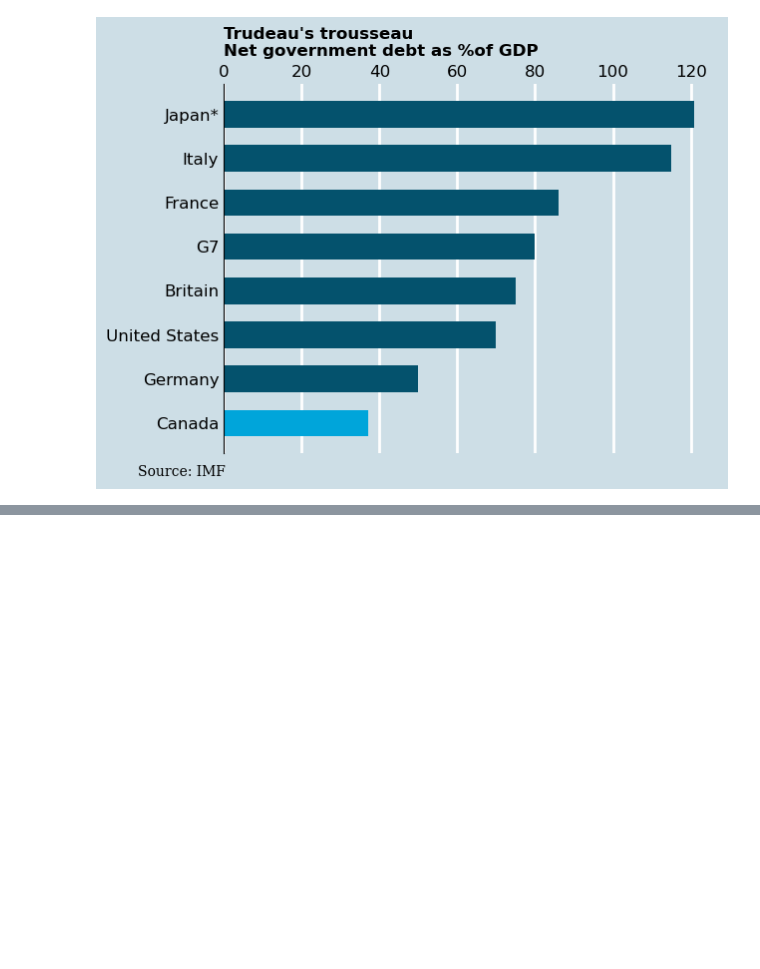
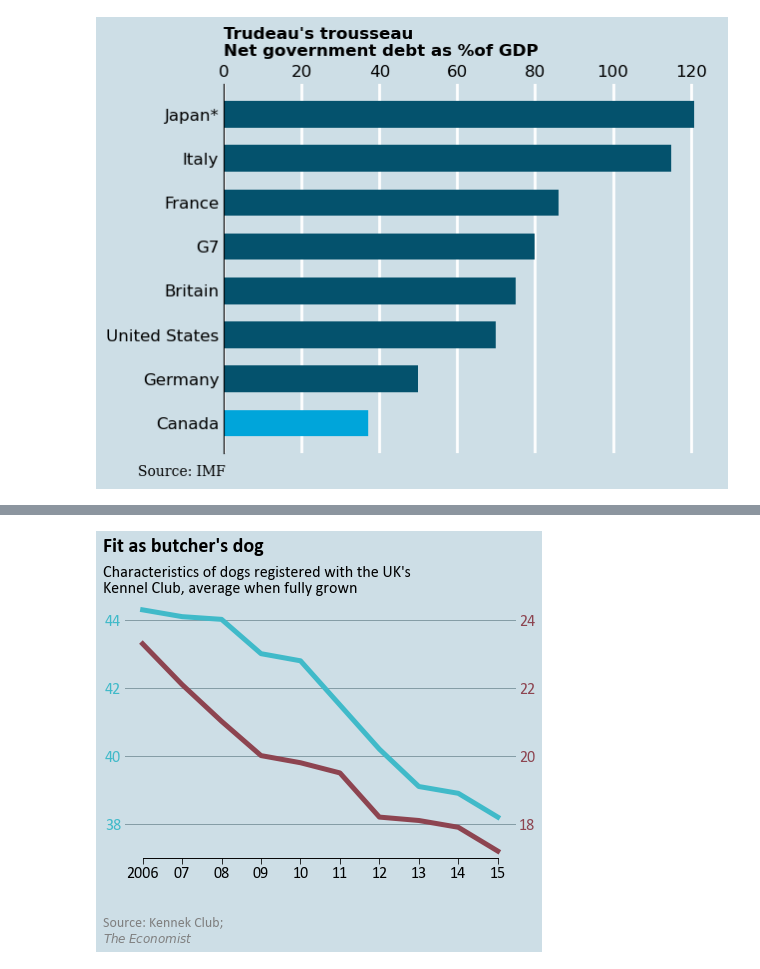
Before and after one commit to vzhyvov/Data-visualization, a Jupyter notebook: economist_styled_charts.ipynb, the cells around one changed output, grey strips where cells are left out. Saved outputs shown, nothing was run; the diff lists cells and outputs as text; code cells hidden in the pictures; blank space fills up the shorter version.

```diff
--- a/economist_styled_charts.ipynb
+++ b/economist_styled_charts.ipynb
@@ -60,0 +175,77 @@ plt.show()
+# %%
+import numpy as np
+import matplotlib.pyplot as plt
+import matplotlib.ticker as ticker
+fig, ax = plt.subplots(facecolor='#cddee6', figsize=(7,5))
+plt.rcParams['font.family'] = 'serif'
+plt.rcParams['font.serif'] = ['Calibri']
+
+#Background
+ax.set_facecolor('#cddee6')
+
+#грид линии
+plt.grid(axis='y', color='#859da6',linewidth=1)
+ax.set_axisbelow(True) #грид под графиком
+
+#axos label font size
+ax.tick_params(which='major', labelsize=16)
+
+
+t = [2006,2007,2008,2009,2010,2011,2012,2013,2014,2015]
+labels=['','2006','07','08','09','10','11','12','13','14','15']
+y1 = [44.3,44.1,44.02,43.01,42.8,41.5,40.2,39.1,38.9,38.2]
+y2 = [23.3,22.1,21.02,20.01,19.8,19.5,18.2,18.1,17.9,17.2]
+
+line1 = ax.plot(t, y1, color="#40bac9",linewidth=5)
+#инициализировать 2ю ось
+ax2 = ax.twinx()
+line2 = ax2.plot(t, y2, color="#8d4450",linewidth=5)
+
+#ось х labeles
+ax.set_xticklabels(labels)
+
+#изменить размер шрифта на вспомогательной оси
+for label in ax2.yaxis.get_majorticklabels():
+    label.set_fontsize(16)
+    label.set_color('#8d4450')
+
+#цвет левой оси y
+for label in ax.yaxis.get_majorticklabels():
+    label.set_color('#40bac9')
+
+#ось х подрезаны концы
+ax.spines['bottom'].set_bounds(min(t), max(t))
+ax2.spines['bottom'].set_bounds(min(t), max(t))
+
+#ось y установить диапазон
+ax.set_ylim([37, 45])
+ax2.set_ylim(17, 25)
+ax2.xaxis.set_major_locator(ticker.MultipleLocator(base=1))
+
+# Remove axis lines.
+ax.spines['top'].set_visible(False)
+ax2.spines['top'].set_visible(False)
+ax.spines['left'].set_visible(False)
+ax2.spines['left'].set_visible(False)
+ax.spines['right'].set_visible(False)
+ax2.spines['right'].set_visible(False)
+
+#черточки на осях
+ax.tick_params(axis='y',length=0)
+ax.tick_params(axis='x',direction='out',length=6)
+ax.yaxis.set_major_locator(ticker.MultipleLocator(base=2))
+ax2.tick_params(axis='y',direction='out',length=0)
+ax2.yaxis.set_major_locator(ticker.MultipleLocator(base=2))
+
+
+#text
+ax.text(2005,46,'Fit as butcher\'s dog',fontdict={'fontweight' : 600,'fontsize':20})
+ax.text(2005,44.8,'Characteristics of dogs registered with the UK\'s \nKennel Club, average when fully grown',fontdict={'fontsize':16})
+
+ax.text(2005,35,'Source: Kennek Club;',color='grey',fontdict={'fontsize':14})
+ax.text(2005,34.5,'$\it{The}$ $\it{Economist}$',color='grey',fontdict={'fontsize':12})
+
+
+plt.show()
+# %% [output]
+[figure, added]
```
Also changed, not shown: parts of 7 cells of this notebook, 3 other files.
